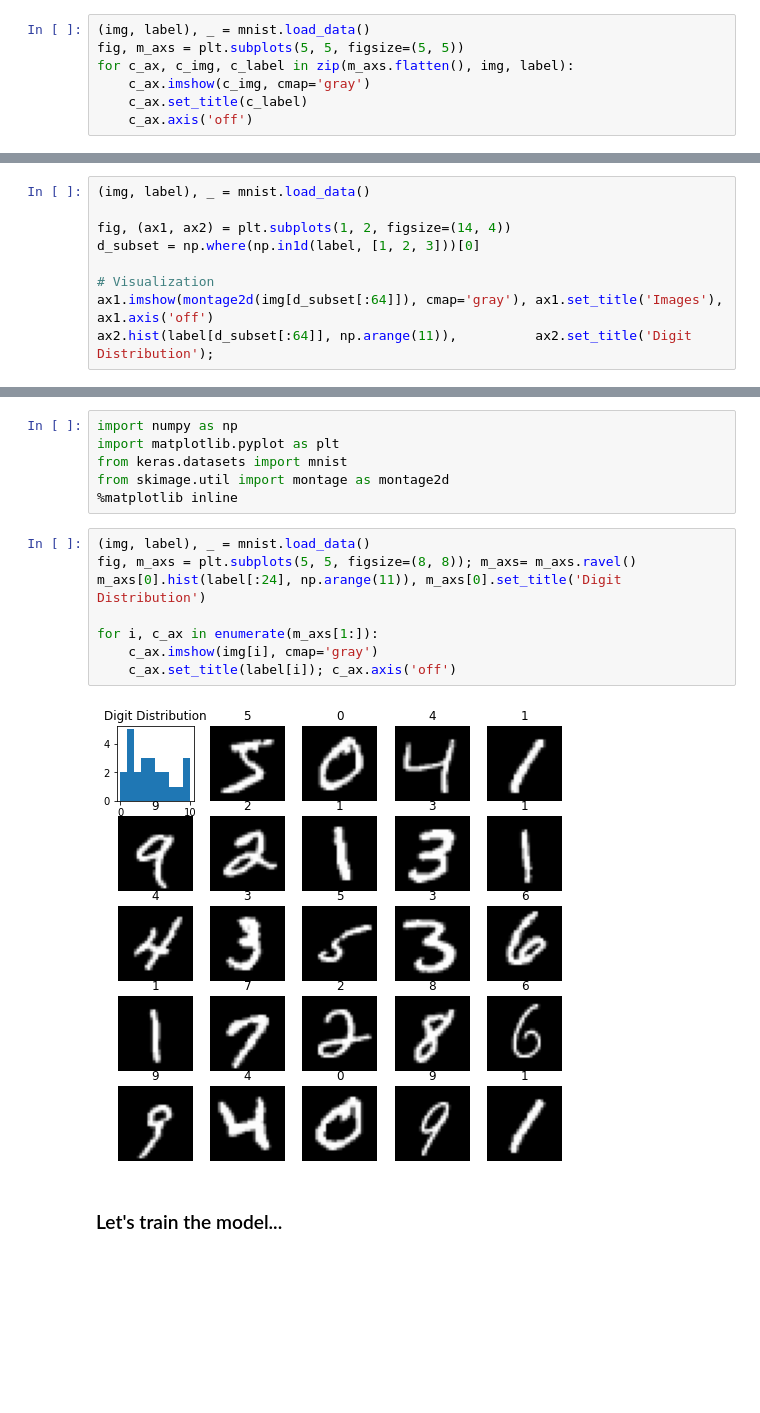
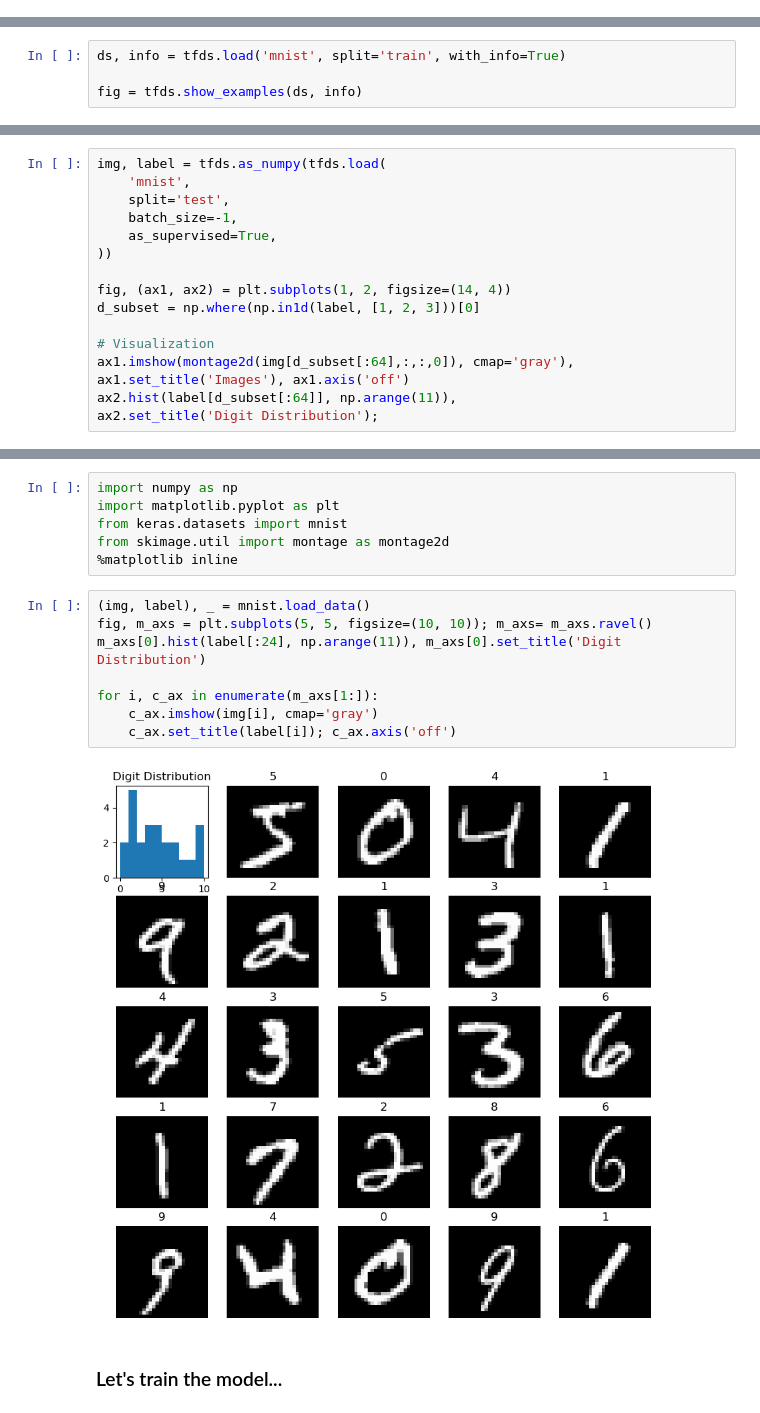
Before and after one commit to ImagingLectures/Quantitative-Big-Imaging-2024, a Jupyter notebook: Lectures/Lecture-02/02-Datasets.ipynb, the cells around one changed output, grey strips where cells are left out. Cells and saved outputs as stored; diff of their text form; blank space fills up the shorter version.

```diff
--- a/Lectures/Lecture-02/02-Datasets.ipynb
+++ b/Lectures/Lecture-02/02-Datasets.ipynb
@@ -402,10 +403,3 @@ Classification example with cats and dogs.
 ### Classification example
 # %% [markdown]
 In classification you want to observe an image an quickly provide it with a category. Like in the MNIST example which is designed for recognition of handwritten numbers. Each image has a label telling which number it represents.
-# %%
-(img, label), _ = mnist.load_data()
-fig, m_axs = plt.subplots(5, 5, figsize=(5, 5))
-for c_ax, c_img, c_label in zip(m_axs.flatten(), img, label):
-    c_ax.imshow(c_img, cmap='gray')
-    c_ax.set_title(c_label)
-    c_ax.axis('off')
@@ -413,0 +406,4 @@ for c_ax, c_img, c_label in zip(m_axs.flatten(), img, label):
+# %%
+ds, info = tfds.load('mnist', split='train', with_info=True)
+
+fig = tfds.show_examples(ds, info)
@@ -668,12 +667,17 @@ In the prevoius example with face pictures we started to look into categories of
 
 In the example below we have extracted the numbers 1,2, and 3. The histogram to the right shows the distribution of the numbers in the extracted data set.
 # %%
-(img, label), _ = mnist.load_data()
+img, label = tfds.as_numpy(tfds.load(
+    'mnist',
+    split='test',
+    batch_size=-1,
+    as_supervised=True,
+))
 
 fig, (ax1, ax2) = plt.subplots(1, 2, figsize=(14, 4))
 d_subset = np.where(np.in1d(label, [1, 2, 3]))[0]
 
 # Visualization
-ax1.imshow(montage2d(img[d_subset[:64]]), cmap='gray'), ax1.set_title('Images'), ax1.axis('off')
-ax2.hist(label[d_subset[:64]], np.arange(11)),          ax2.set_title('Digit Distribution');
+ax1.imshow(montage2d(img[d_subset[:64],:,:,0]), cmap='gray'), ax1.set_title('Images'), ax1.axis('off')
+ax2.hist(label[d_subset[:64]], np.arange(11)),                ax2.set_title('Digit Distribution');
 # %% [output]
@@ -992,14 +998,14 @@ from skimage.util import montage as montage2d
 %matplotlib inline
 # %%
 (img, label), _ = mnist.load_data()
-fig, m_axs = plt.subplots(5, 5, figsize=(8, 8)); m_axs= m_axs.ravel()
+fig, m_axs = plt.subplots(5, 5, figsize=(10, 10)); m_axs= m_axs.ravel()
 m_axs[0].hist(label[:24], np.arange(11)), m_axs[0].set_title('Digit Distribution')
 
 for i, c_ax in enumerate(m_axs[1:]):
     c_ax.imshow(img[i], cmap='gray')
     c_ax.set_title(label[i]); c_ax.axis('off')
 # %% [output]
-[figure, old version]
+[figure, new version]
 # %% [markdown]
 ### Let's train the model...
 # %% [markdown]
```
Also changed, not shown: parts of 14 cells of this notebook, 3 other files.
